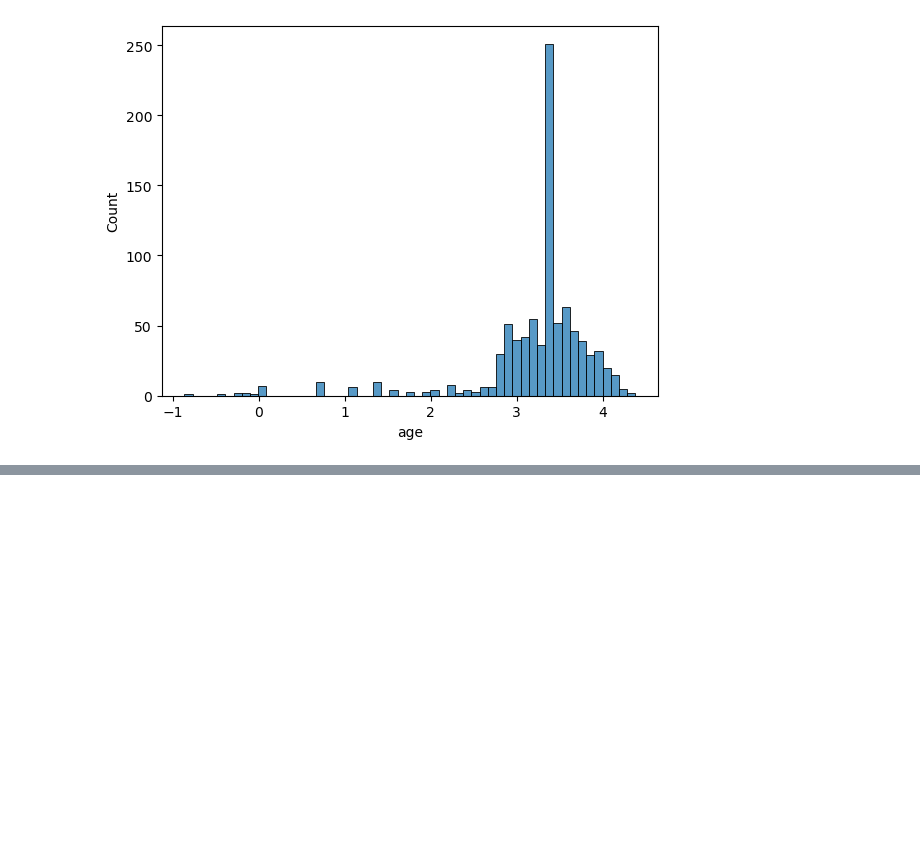
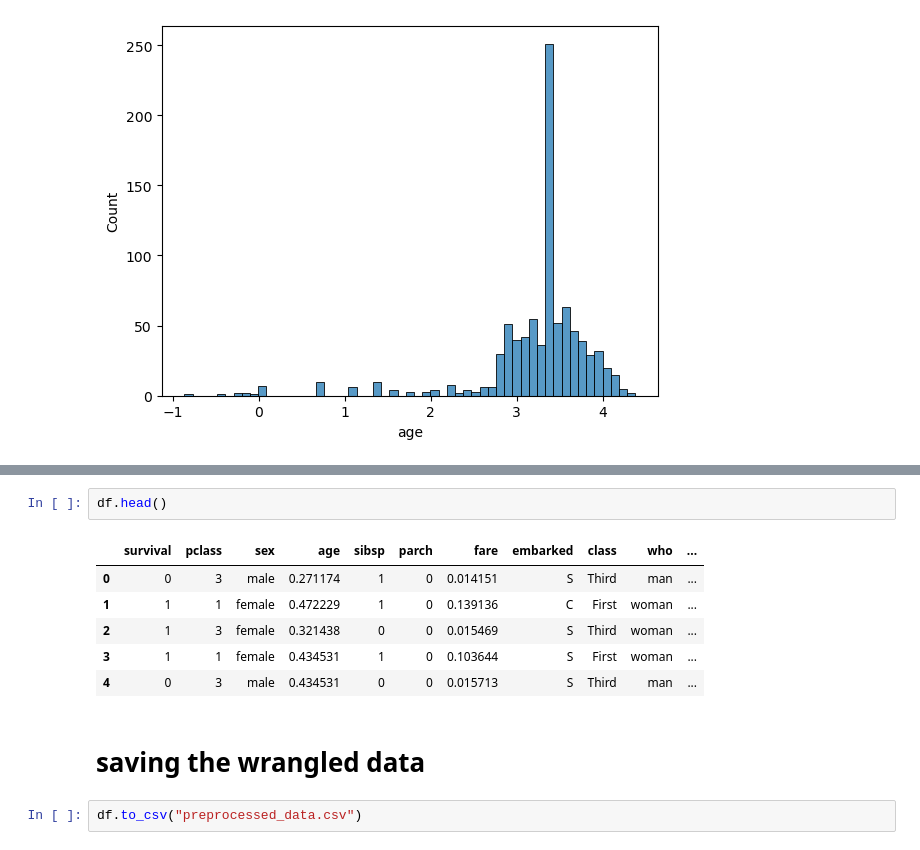
Before and after one commit to Afzalfaizi/python-ka-chilla, a Jupyter notebook: Data Wrangling/data_wrangling_technics.ipynb, the cells around one changed output, grey strips where cells are left out. Cells and saved outputs as stored; diff of their text form; blank space fills up the shorter version.

```diff
--- a/Data Wrangling/data_wrangling_technics.ipynb
+++ b/Data Wrangling/data_wrangling_technics.ipynb
@@ -298,0 +348,13 @@ sns.histplot(kashti['age'])
+# %%
+df.head()
+# %% [output]
+|  | survival | pclass | sex | age | sibsp | parch | fare | embarked | class | who | ... |
+| 0 | 0 | 3 | male | 0.271174 | 1 | 0 | 0.014151 | S | Third | man | ... |
+| 1 | 1 | 1 | female | 0.472229 | 1 | 0 | 0.139136 | C | First | woman | ... |
+| 2 | 1 | 3 | female | 0.321438 | 0 | 0 | 0.015469 | S | Third | woman | ... |
+| 3 | 1 | 1 | female | 0.434531 | 1 | 0 | 0.103644 | S | First | woman | ... |
+| 4 | 0 | 3 | male | 0.434531 | 0 | 0 | 0.015713 | S | Third | man | ... |
+# %% [markdown]
+# saving the wrangled data
+# %%
+df.to_csv("preprocessed_data.csv")
```
Also changed, not shown: parts of 9 cells of this notebook, 2 other files.
